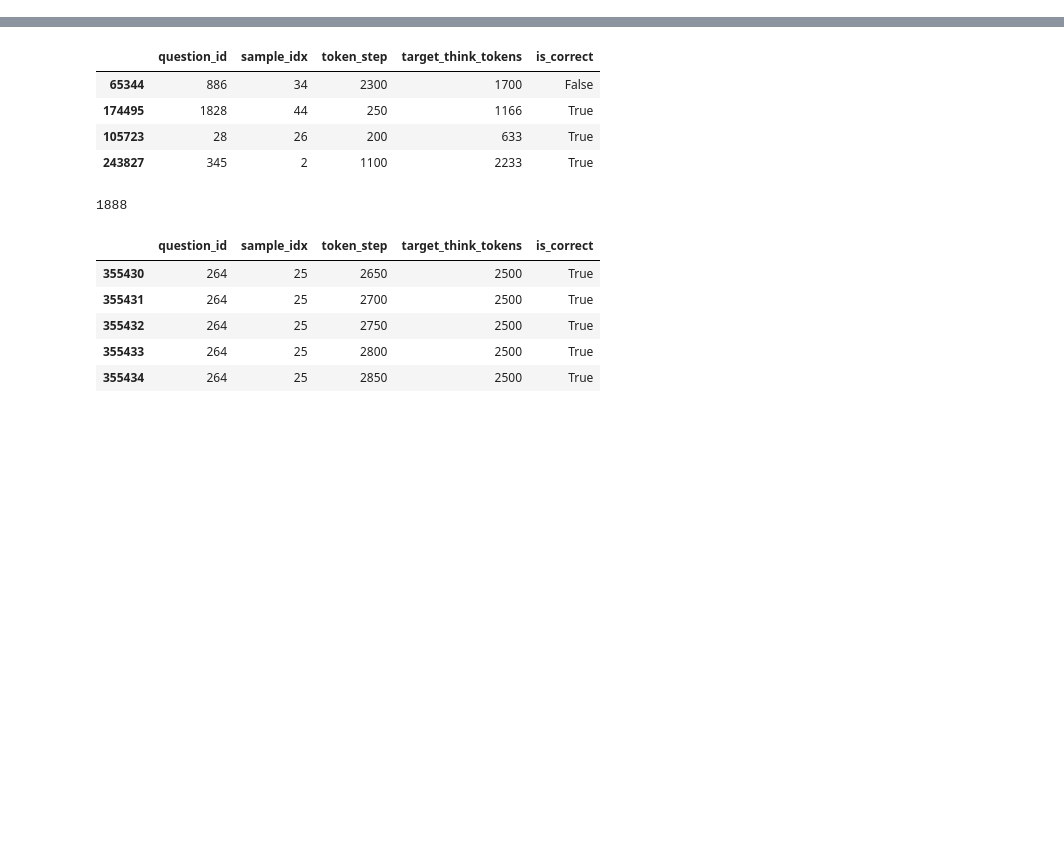
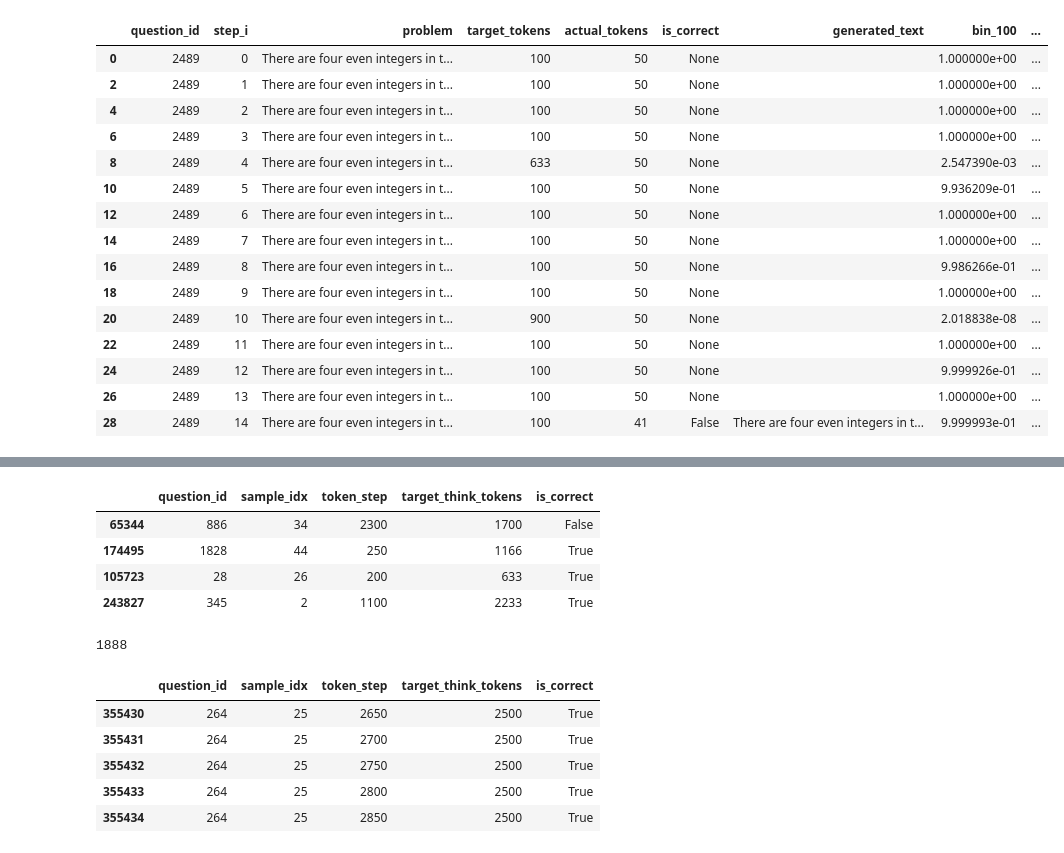
Before and after one commit to SebastianJitaru29/llm-think-too-much, a Jupyter notebook: regressor/explore.ipynb, the cells around one changed output, grey strips where cells are left out. Saved outputs shown, nothing was run; the diff lists cells and outputs as text; code cells hidden in the pictures; blank space fills up the shorter version.

```diff
--- a/regressor/explore.ipynb
+++ b/regressor/explore.ipynb
@@ -0,0 +21,25 @@
+# %%
+df = pd.read_parquet("../dynamic_regressor_results/batch_0.parquet")
+
+one = df[df["question_id"] == df["question_id"].sample(1).values[0]]
+one = one.drop(columns="expected_solution")
+
+with pd.option_context("display.max_rows", None, "display.max_colwidth", None):
+    display(one.sort_values("step_i"))
+# %% [output]
+|  | question_id | step_i | problem | target_tokens | actual_tokens | is_correct | generated_text | bin_100 | ... |
+| 0 | 2489 | 0 | There are four even integers in t... | 100 | 50 | None |  | 1.000000e+00 | ... |
+| 2 | 2489 | 1 | There are four even integers in t... | 100 | 50 | None |  | 1.000000e+00 | ... |
+| 4 | 2489 | 2 | There are four even integers in t... | 100 | 50 | None |  | 1.000000e+00 | ... |
+| 6 | 2489 | 3 | There are four even integers in t... | 100 | 50 | None |  | 1.000000e+00 | ... |
+| 8 | 2489 | 4 | There are four even integers in t... | 633 | 50 | None |  | 2.547390e-03 | ... |
+| 10 | 2489 | 5 | There are four even integers in t... | 100 | 50 | None |  | 9.936209e-01 | ... |
+| 12 | 2489 | 6 | There are four even integers in t... | 100 | 50 | None |  | 1.000000e+00 | ... |
+| 14 | 2489 | 7 | There are four even integers in t... | 100 | 50 | None |  | 1.000000e+00 | ... |
+| 16 | 2489 | 8 | There are four even integers in t... | 100 | 50 | None |  | 9.986266e-01 | ... |
+| 18 | 2489 | 9 | There are four even integers in t... | 100 | 50 | None |  | 1.000000e+00 | ... |
+| 20 | 2489 | 10 | There are four even integers in t... | 900 | 50 | None |  | 2.018838e-08 | ... |
+| 22 | 2489 | 11 | There are four even integers in t... | 100 | 50 | None |  | 1.000000e+00 | ... |
+| 24 | 2489 | 12 | There are four even integers in t... | 100 | 50 | None |  | 9.999926e-01 | ... |
+| 26 | 2489 | 13 | There are four even integers in t... | 100 | 50 | None |  | 1.000000e+00 | ... |
+| 28 | 2489 | 14 | There are four even integers in t... | 100 | 41 | False | There are four even integers in t... | 9.999993e-01 | ... |
```
Also changed, not shown: parts of 4 cells of this notebook, 2 other files.
